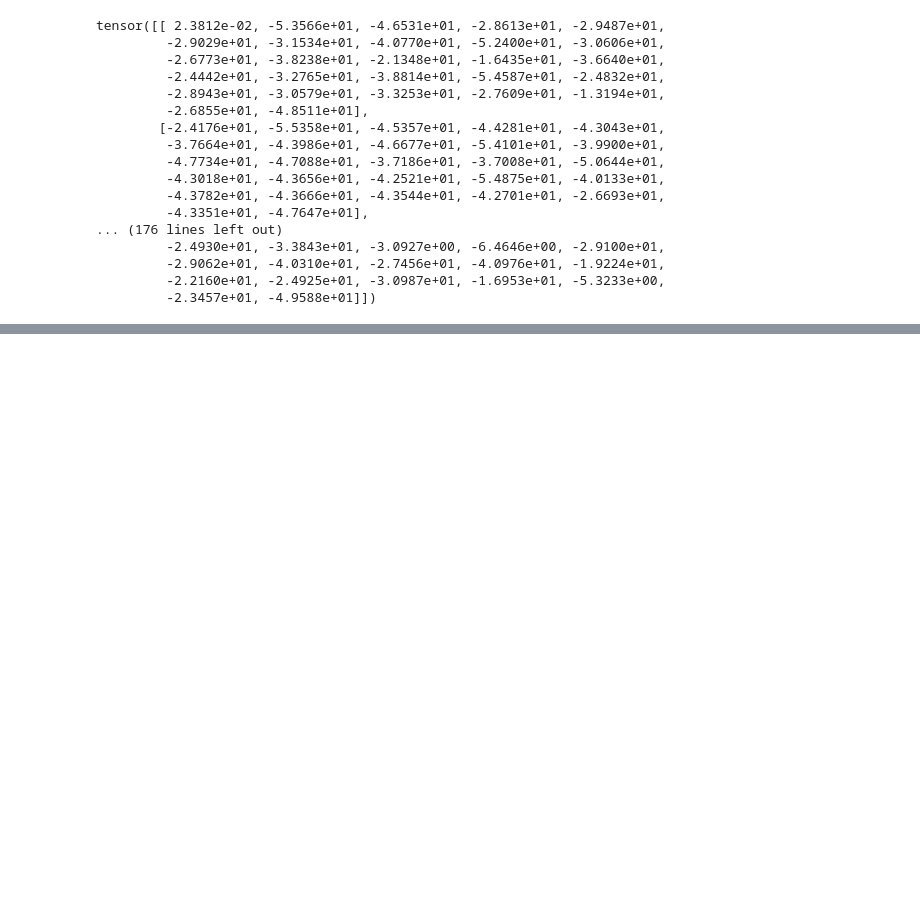
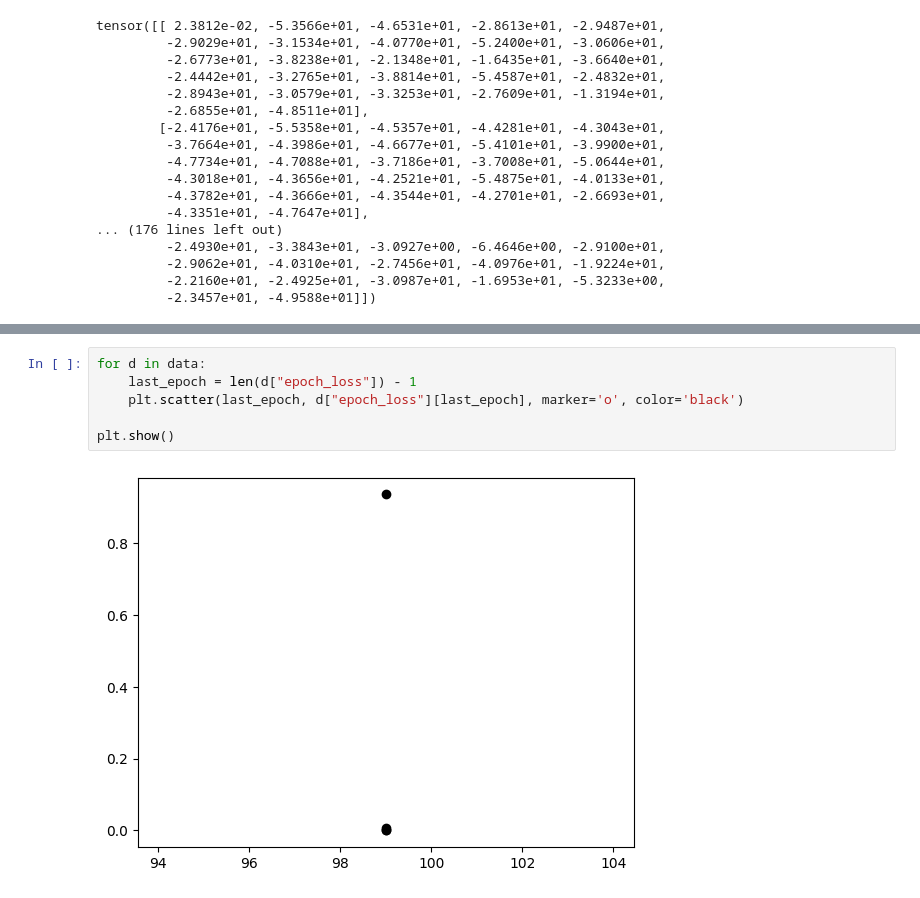
Before and after one commit to AmitAaranya/ASL-Recognition-with-CNN-PyTorch, a Jupyter notebook: notebook.ipynb, the cells around one changed output, grey strips where cells are left out. Cells and saved outputs as stored; diff of their text form; blank space fills up the shorter version.

```diff
--- a/notebook.ipynb
+++ b/notebook.ipynb
@@ -243,0 +266,8 @@ tensor([[ 2.3812e-02, -5.3566e+01, -4.6531e+01, -2.8613e+01, -2.9487e+01,
+# %%
+for d in data:
+    last_epoch = len(d["epoch_loss"]) - 1
+    plt.scatter(last_epoch, d["epoch_loss"][last_epoch], marker='o', color='black')
+
+plt.show()
+# %% [output]
+[figure, added]
```
Also changed, not shown: parts of 1 cell of this notebook, 2 other files.
